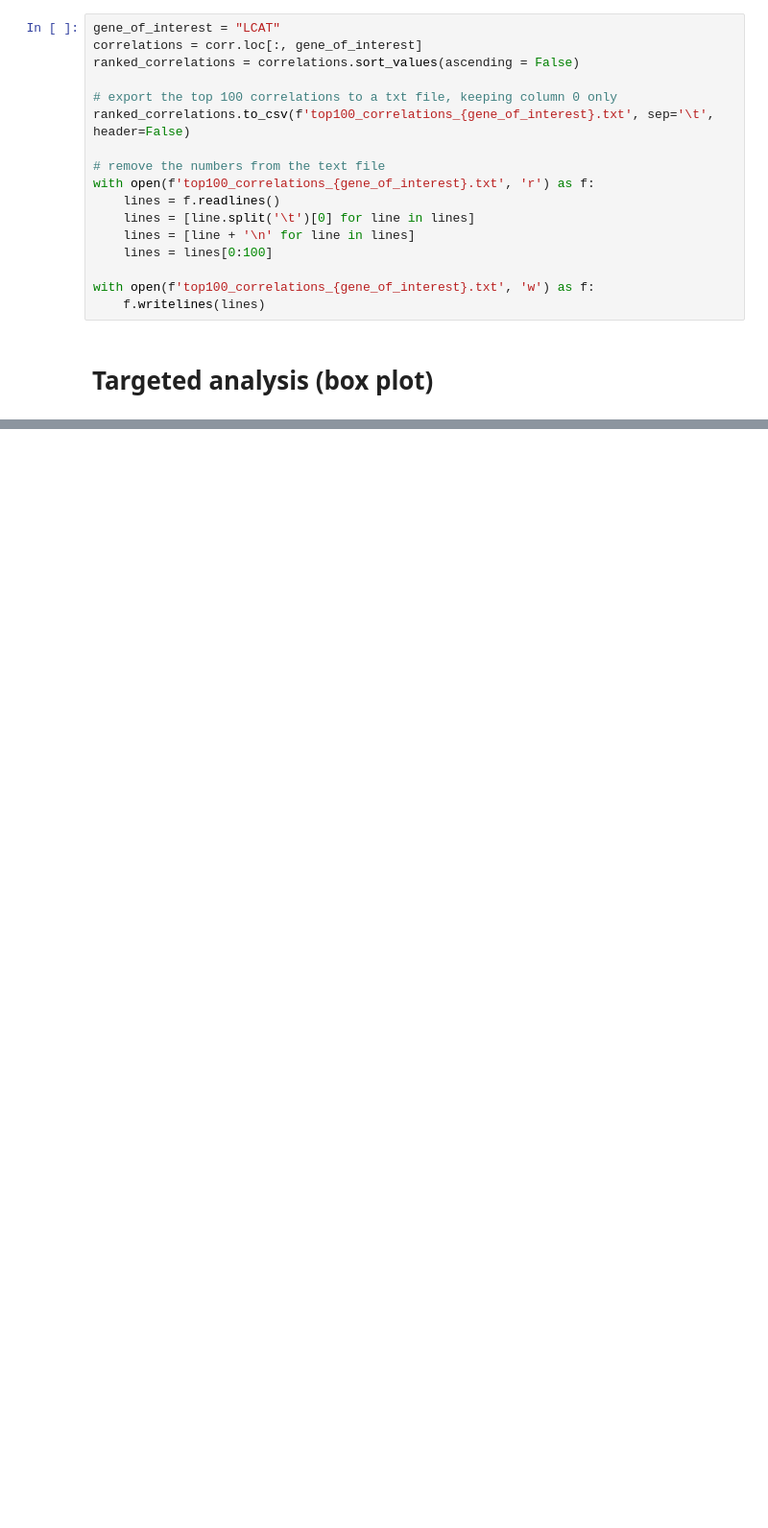
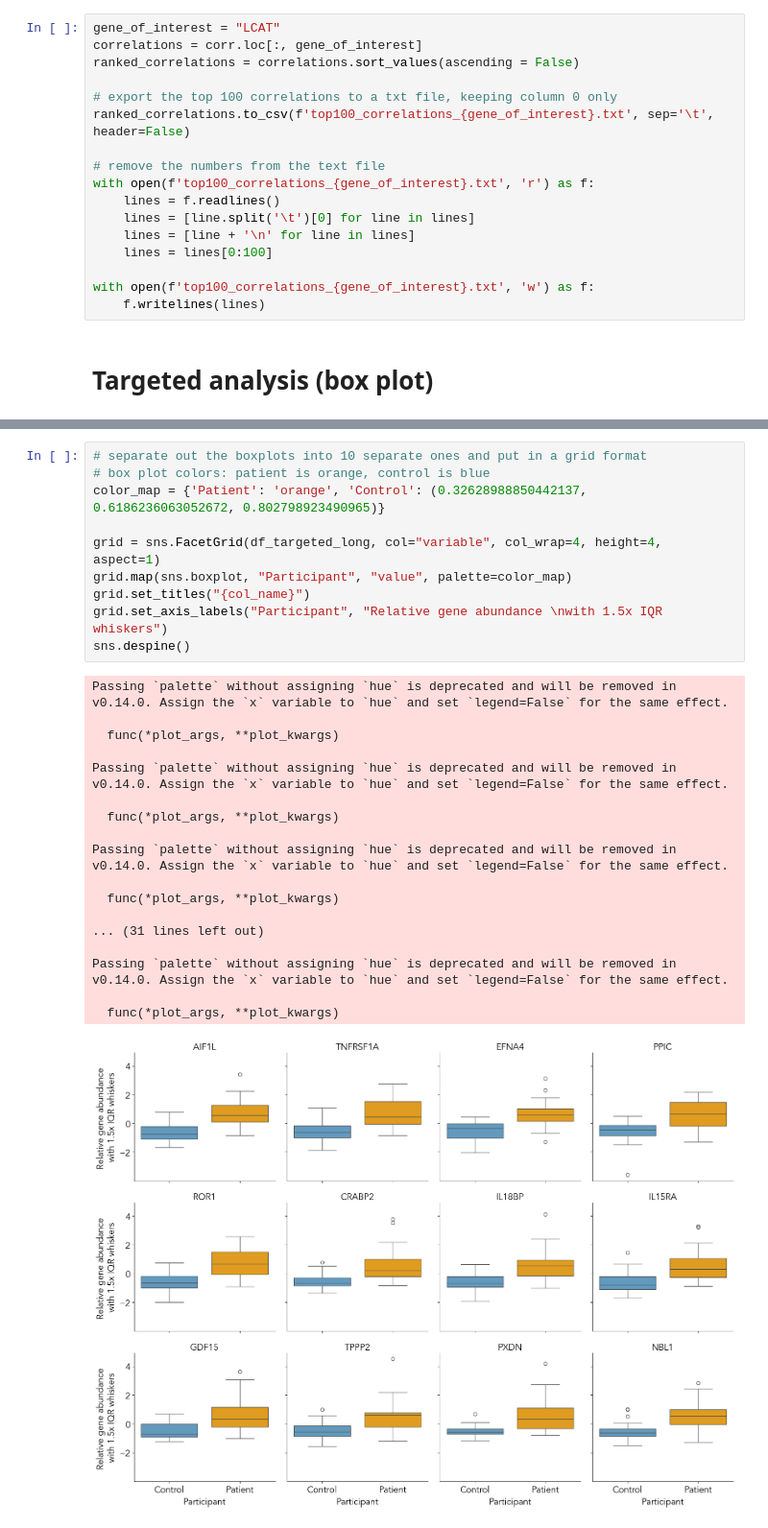
Before and after one commit to briantruan/ns4300-mecfs, a Jupyter notebook: final_project.ipynb, the cells around one changed output, grey strips where cells are left out. Shown at 96% size. Saved outputs shown, nothing was run; the diff lists cells and outputs as text; blank space fills up the shorter version.

```diff
--- a/final_project.ipynb
+++ b/final_project.ipynb
@@ -282,0 +354,29 @@ with open(f'top100_correlations_{gene_of_interest}.txt', 'w') as f:
+# %%
+# separate out the boxplots into 10 separate ones and put in a grid format
+# box plot colors: patient is orange, control is blue
+color_map = {'Patient': 'orange', 'Control': (0.32628988850442137, 0.6186236063052672, 0.802798923490965)}
+
+grid = sns.FacetGrid(df_targeted_long, col="variable", col_wrap=4, height=4, aspect=1)
+grid.map(sns.boxplot, "Participant", "value", palette=color_map)
+grid.set_titles("{col_name}")
+grid.set_axis_labels("Participant", "Relative gene abundance \nwith 1.5x IQR whiskers")
+sns.despine()
+# %% [output]
+Passing `palette` without assigning `hue` is deprecated and will be removed in v0.14.0. Assign the `x` variable to `hue` and set `legend=False` for the same effect.
+
+  func(*plot_args, **plot_kwargs)
+
+Passing `palette` without assigning `hue` is deprecated and will be removed in v0.14.0. Assign the `x` variable to `hue` and set `legend=False` for the same effect.
+
+  func(*plot_args, **plot_kwargs)
+
+Passing `palette` without assigning `hue` is deprecated and will be removed in v0.14.0. Assign the `x` variable to `hue` and set `legend=False` for the same effect.
+
+  func(*plot_args, **plot_kwargs)
+
+... (31 lines left out)
+
+Passing `palette` without assigning `hue` is deprecated and will be removed in v0.14.0. Assign the `x` variable to `hue` and set `legend=False` for the same effect.
+
+  func(*plot_args, **plot_kwargs)
+[figure, added]
```
Also changed, not shown: parts of 12 cells of this notebook.
